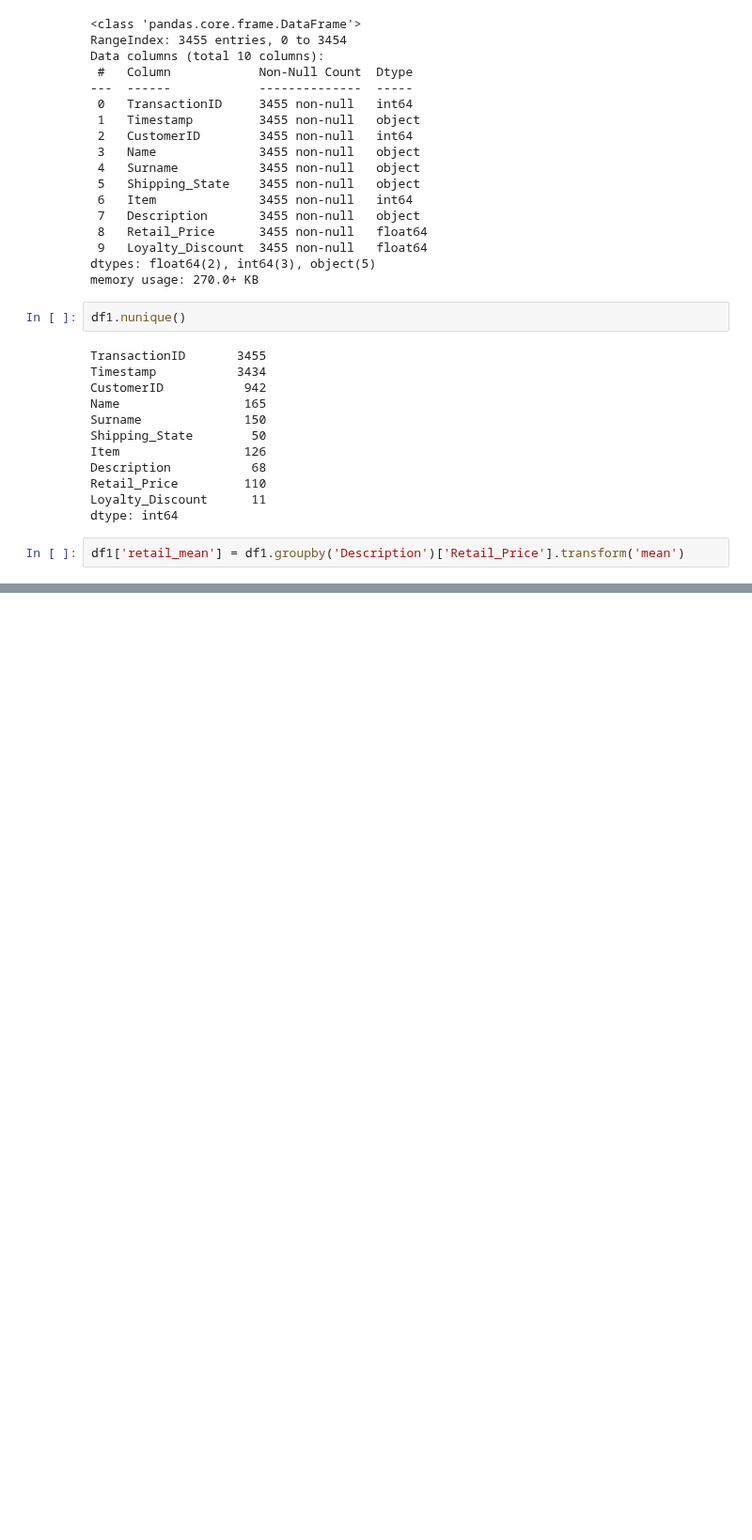
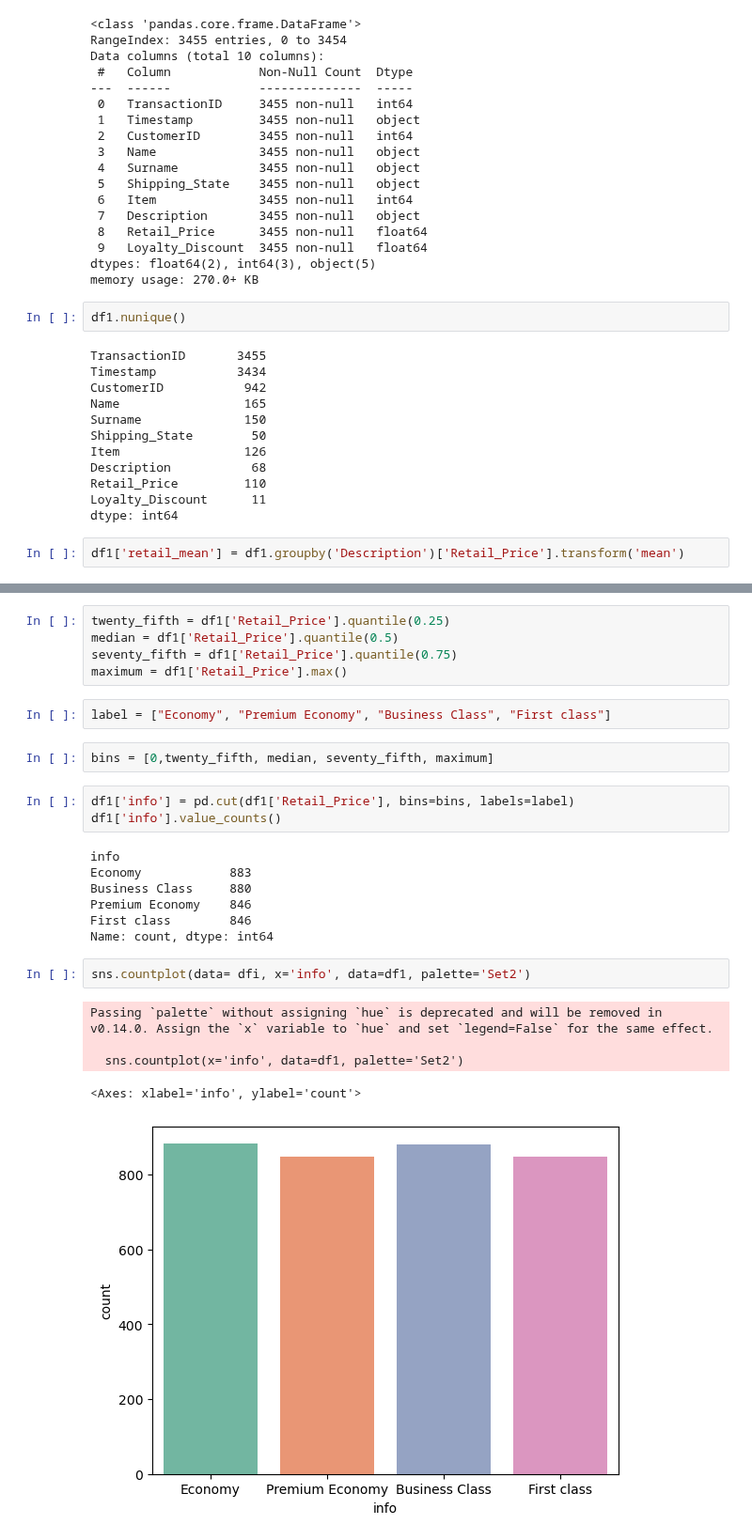
Before and after one commit to TeslimAdeyanju/studynote1-Python-for-Finance-Data-Science-My-Learning-Journey, a Jupyter notebook: python-datacamp/python_data_camp_note/10-Exploratory Data Analysis/Code-note.ipynb, the cells around one changed output, grey strips where cells are left out. Shown at 94% size. Cells and saved outputs as stored; diff of their text form; blank space fills up the shorter version.

```diff
--- a/python-datacamp/python_data_camp_note/10-Exploratory Data Analysis/Code-note.ipynb
+++ b/python-datacamp/python_data_camp_note/10-Exploratory Data Analysis/Code-note.ipynb
@@ -76,0 +140,27 @@ df1
+# %%
+twenty_fifth = df1['Retail_Price'].quantile(0.25)
+median = df1['Retail_Price'].quantile(0.5)
+seventy_fifth = df1['Retail_Price'].quantile(0.75)
+maximum = df1['Retail_Price'].max()
+# %%
+label = ["Economy", "Premium Economy", "Business Class", "First class"]
+# %%
+bins = [0,twenty_fifth, median, seventy_fifth, maximum]
+# %%
+df1['info'] = pd.cut(df1['Retail_Price'], bins=bins, labels=label)
+df1['info'].value_counts()
+# %% [output]
+info
+Economy            883
+Business Class     880
+Premium Economy    846
+First class        846
+Name: count, dtype: int64
+# %%
+sns.countplot(data= dfi, x='info', data=df1, palette='Set2')
+# %% [output]
+Passing `palette` without assigning `hue` is deprecated and will be removed in v0.14.0. Assign the `x` variable to `hue` and set `legend=False` for the same effect.
+
+  sns.countplot(x='info', data=df1, palette='Set2')
+<Axes: xlabel='info', ylabel='count'>
+[figure, added]
```
Also changed, not shown: parts of 6 cells of this notebook, 10 other files.
